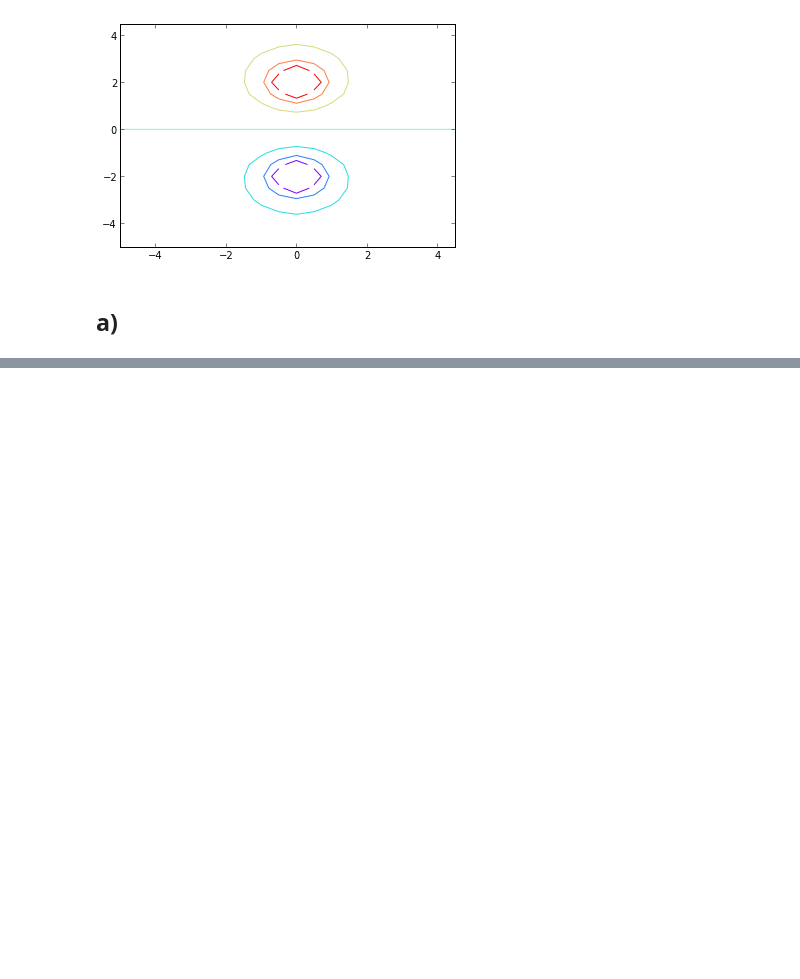
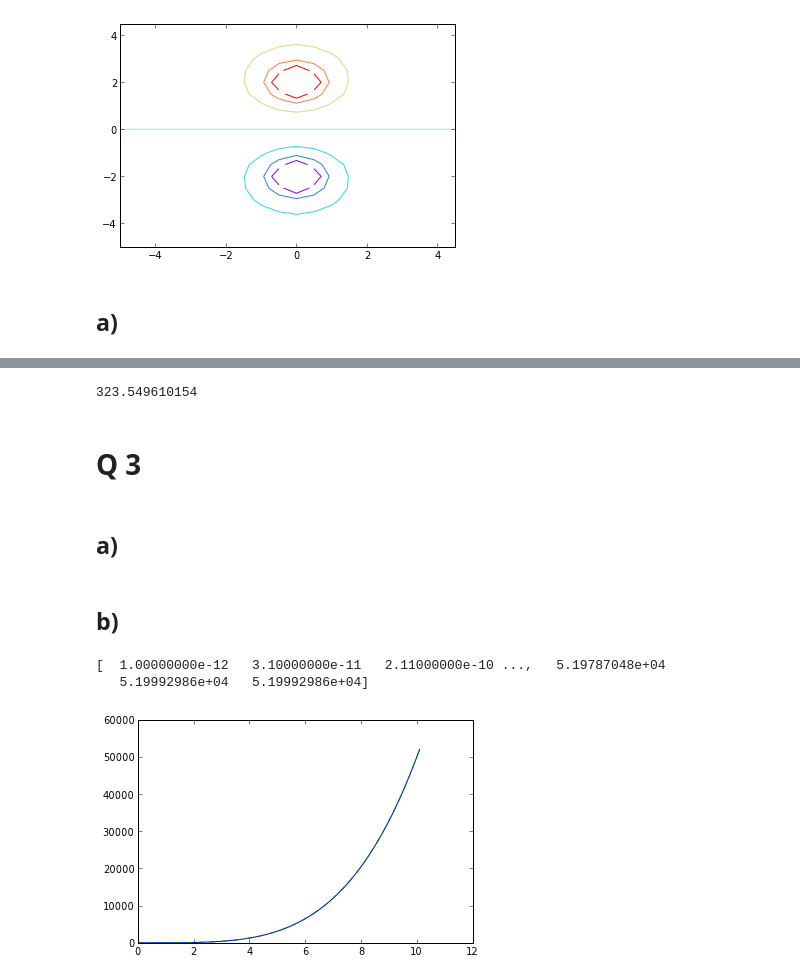
Before and after one commit to kreyno10/PHYS202-S13, a Jupyter notebook: Week4/Exercises 3 HW.ipynb, the cells around one changed output, grey strips where cells are left out. Drawn from its saved outputs; the diff is of its cells as text; code cells hidden in the pictures; blank space fills up the shorter version.

```diff
--- a/Week4/Exercises 3 HW.ipynb
+++ b/Week4/Exercises 3 HW.ipynb
@@ -41,0 +77,36 @@ print Vdipole[mask]
+# %%
+t = Temp(3.239)
+print t
+# %% [output]
+323.549610154
+# %% [markdown]
+Q 3
+=
+# %% [markdown]
+a)
+-
+# %%
+def finiteDifference(x, y):
+    dy = diff(y)
+    dx = diff(x)
+    dydx1 = zeros(y.shape, float)
+    dydx1[:-1] = dy/dx
+    dydx1[-1] = (y[-1] - y[-2])/(x[-1] - x[-2])
+    return dydx1
+# %% [markdown]
+b)
+-
+# %%
+x = arange(0,10.1,.001)
+y = x**5
+s = finiteDifference(x, y)
+print s
+real = 5*x**4
+plot(x,real, linewidth = 1)
+plot(x,s, linestyle = "--")
+show()
+#plots show that they are the same
+# %% [output]
+[  1.00000000e-12   3.10000000e-11   2.11000000e-10 ...,   5.19787048e+04
+   5.19992986e+04   5.19992986e+04]
+[figure, added]
```
Also changed, not shown: parts of 17 cells of this notebook.
